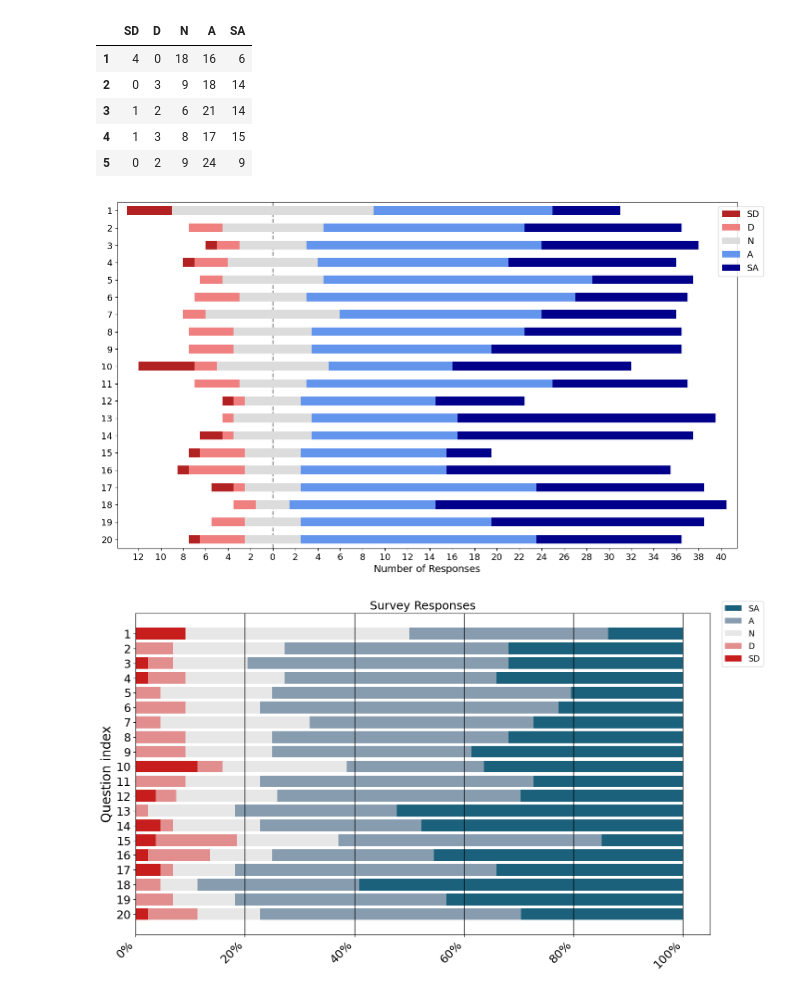
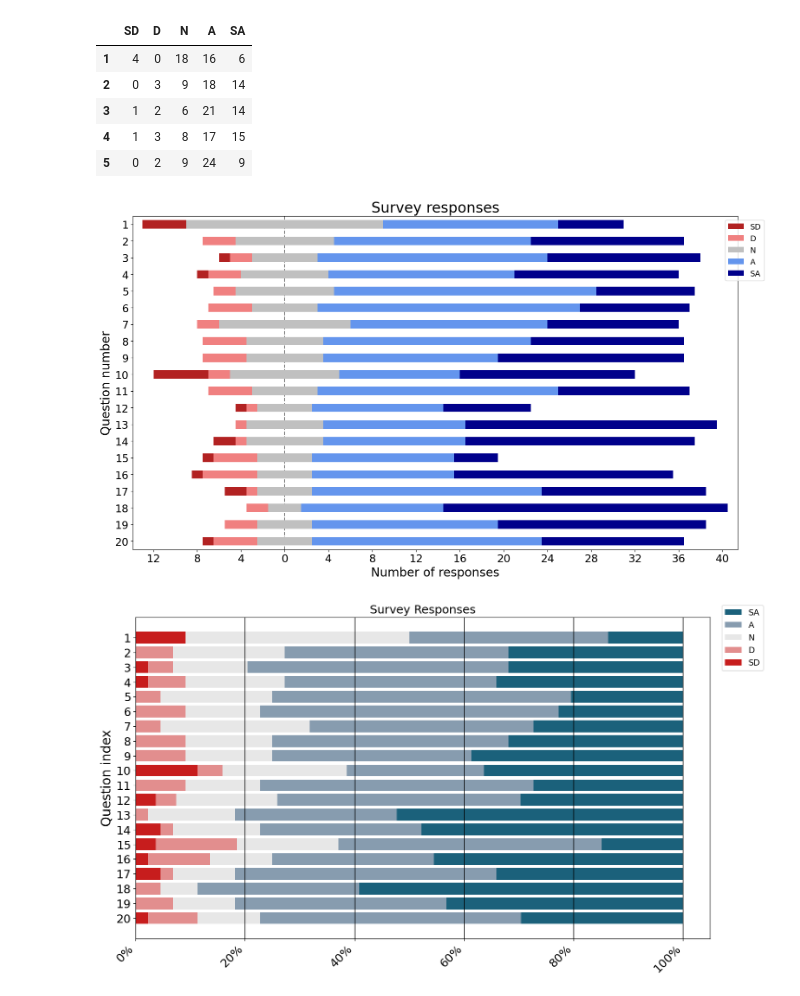
Before and after one commit to Stocastico/Evaluation_paper, a Jupyter notebook: data_analysis/Data_analysis_all.ipynb, the cells around one changed output. Drawn from its saved outputs; the diff is of its cells as text; code cells hidden in the pictures.

Commit message:
Nuevo formato likert plot

```diff
--- a/data_analysis/Data_analysis_all.ipynb
+++ b/data_analysis/Data_analysis_all.ipynb
@@ -132,9 +132,21 @@ df.head()
 | 5 | 0 | 2 | 9 | 24 | 9 |
 # %%
 df.astype('float')
-plot_likert.plot_counts(df, ["SD", "D", "N", "SA", "A"]);
+ax = plot_likert.plot_counts(df,
+                        ["SD", "D", "N", "SA", "A"],
+                        bar_labels_color="snow",
+                        colors=plot_likert.colors.default_with_darker_neutral,
+                        figsize=(18,10));
+
+ax.xaxis.set_label_text('Number of responses', fontsize=20);
+ax.yaxis.set_label_text('Question number', fontsize=20);
+plt.title('Survey responses', fontsize=24)
+plt.setp(ax.get_xticklabels(), fontsize=18)
+plt.locator_params(axis='x', nbins=15)
+ax.set_facecolor('white')
+ax.tick_params(labelsize=18)
 # %% [output]
-[figure, old version]
+[figure, new version]
 # %%
 def stacked_barplot_100(df: Union[pd.DataFrame, pd.Series], # input dataframe
                         title: str=None,  # title of the plot,
```
Also changed, not shown: parts of 1 cell of this notebook.
